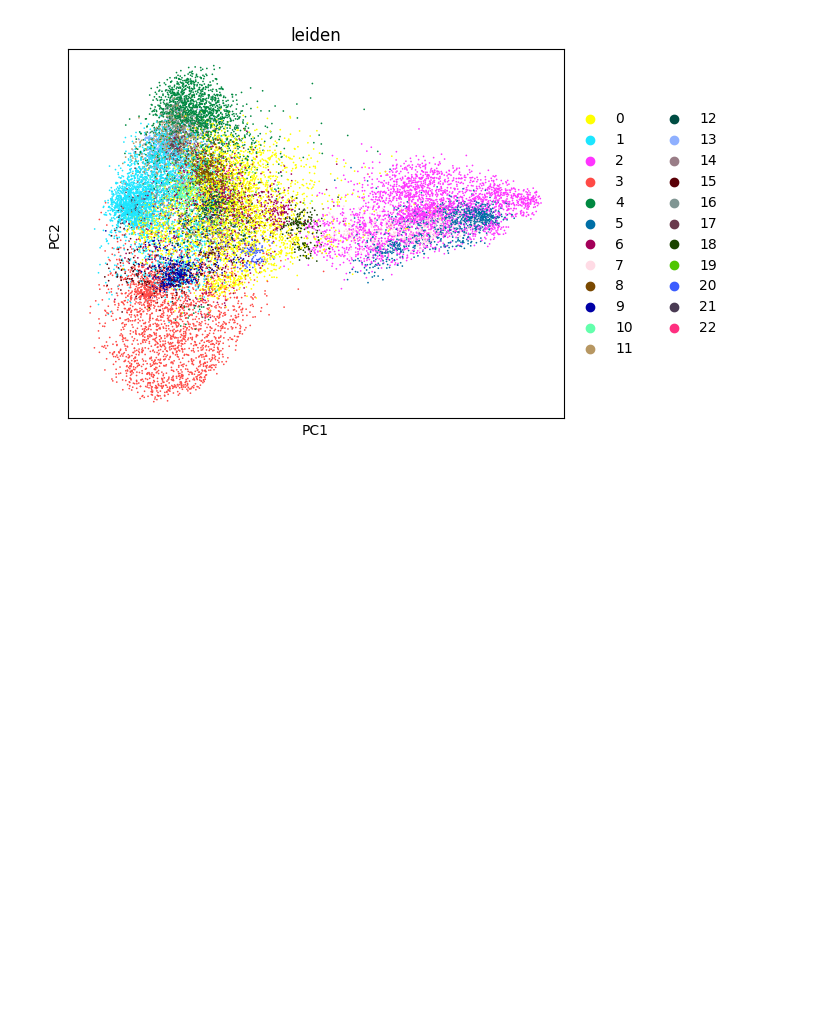
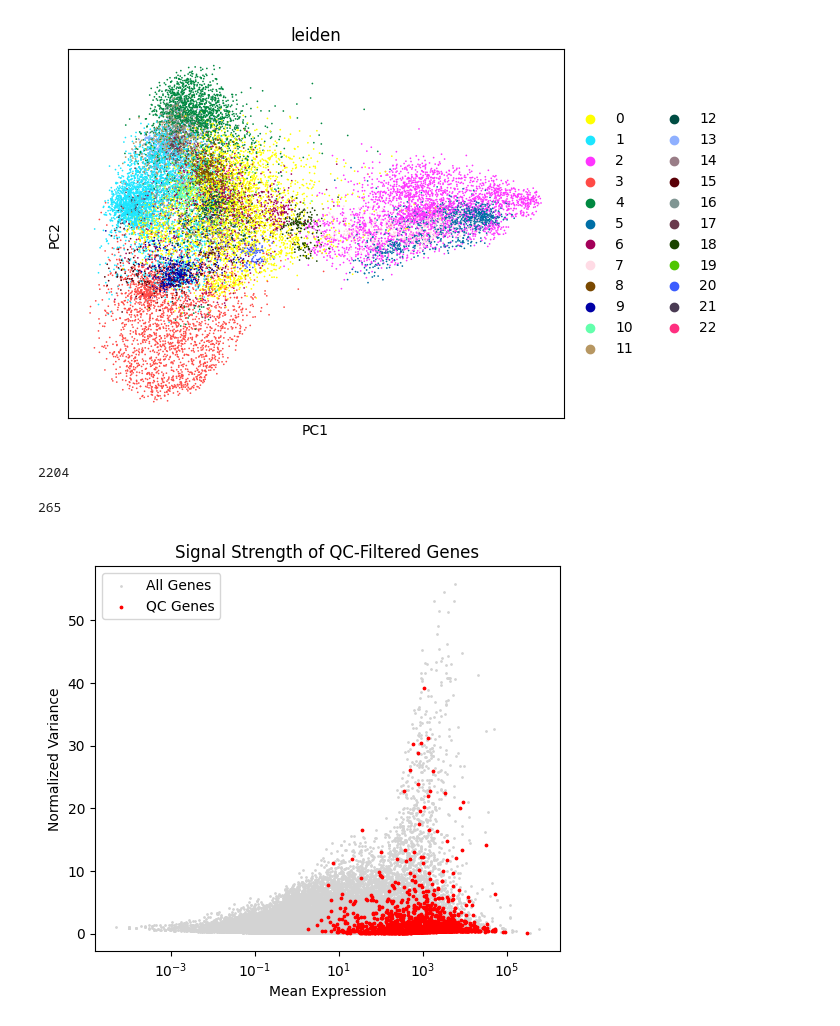
Before and after one commit to magordin/DL_project, a Jupyter notebook: notebooks/representations.ipynb, the cells around one changed output. Drawn from its saved outputs; the diff is of its cells as text; code cells hidden in the pictures; blank space fills up the shorter version.

```diff
--- a/notebooks/representations.ipynb
+++ b/notebooks/representations.ipynb
@@ -101,3 +101,35 @@ sc.tl.leiden(adata_bulk_hvg, resolution=0.2)
 sc.pl.pca(adata_bulk_hvg, color='leiden', components='1,2')
 # %% [output]
 [figure]
+# %%
+if adata.isbacked:
+    adata = adata.to_memory()
+
+genes_subset = pd.read_csv('/work3/s252608/DL_project/data/qc/bulk_processed_qc_relaxed_labels.csv')
+genes_list = genes_subset[genes_subset['qc_pass_relaxed']==True]['gene_id']
+print(len(genes_list))
+# %% [output]
+2204
+# %%
+overlap_count = adata_bulk_hvg.var_names.isin(genes_list).sum()
+print(overlap_count)
+# %% [output]
+265
+# %%
+adata.var['is_qc_pass'] = adata.var_names.isin(genes_list)
+
+sc.pp.highly_variable_genes(adata, flavor='seurat_v3', n_top_genes=8000)
+
+plt.figure(figsize=(6, 5))
+plt.scatter(adata.var['means'], adata.var['variances_norm'], s=1, c='lightgrey', label='All Genes')
+plt.scatter(adata.var.loc[genes_list, 'means'],
+            adata.var.loc[genes_list, 'variances_norm'],
+            s=3, c='red', label='QC Genes')
+plt.xscale('log')
+plt.xlabel('Mean Expression')
+plt.ylabel('Normalized Variance')
+plt.legend()
+plt.title('Signal Strength of QC-Filtered Genes')
+plt.show()
+# %% [output]
+[figure, added]
```
Also changed, not shown: parts of 3 cells of this notebook, 9 other files.
